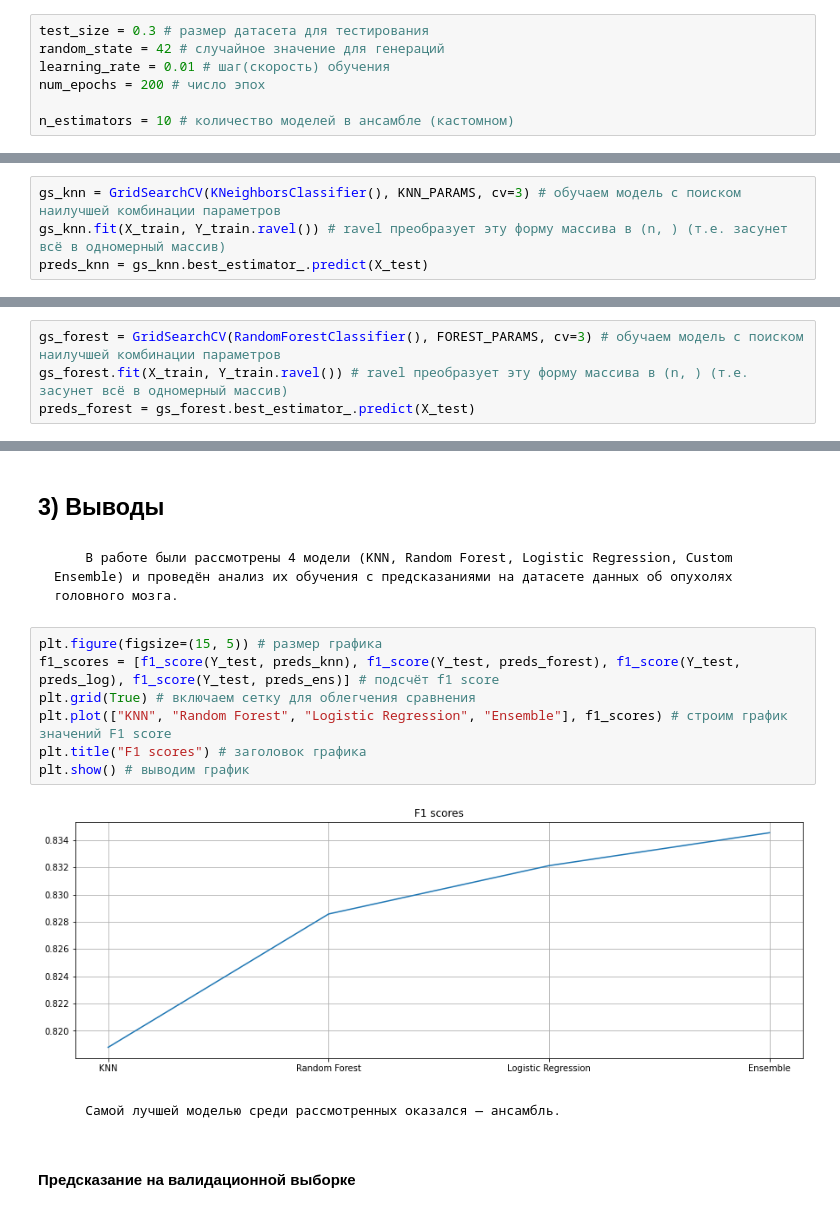
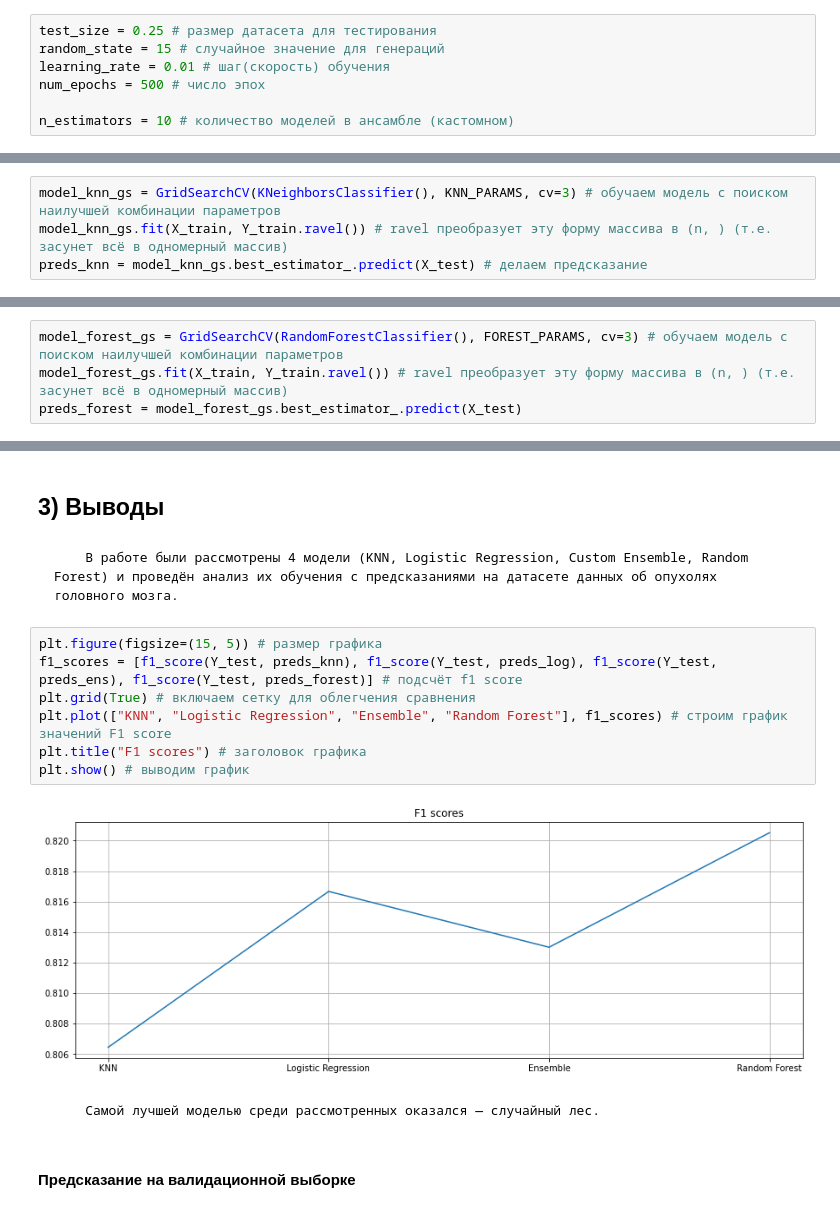
Before and after one commit to DenisKabanov/machine_learning, a Jupyter notebook: lab1/task1.ipynb, the cells around one changed output, grey strips where cells are left out. Drawn from its saved outputs; the diff is of its cells as text.

```diff
--- a/lab1/task1.ipynb
+++ b/lab1/task1.ipynb
@@ -28,10 +28,10 @@ from sklearn.metrics import f1_score # для подсчёта метрики f1
 from sklearn.metrics import confusion_matrix, ConfusionMatrixDisplay # для матрицы TP, FP, TN, FN
 from sklearn.preprocessing import MinMaxScaler # для приведения признаков к одной области значений (0+)
 # %%
-test_size = 0.3 # размер датасета для тестирования
-random_state = 42 # случайное значение для генераций
+test_size = 0.25 # размер датасета для тестирования
+random_state = 15 # случайное значение для генераций
 learning_rate = 0.01 # шаг(скорость) обучения
-num_epochs = 200 # число эпох
+num_epochs = 500 # число эпох
 
 n_estimators = 10 # количество моделей в ансамбле (кастомном)
 # %% [markdown]
@@ -301,9 +300,9 @@ tensor([[0.],
 KNN_PARAMS = {'n_neighbors': list(range(2,20)), # число соседей
               'weights': ['uniform', 'distance']} # функция подсчёта веса (для близости между соседями)
 # %%
-gs_knn = GridSearchCV(KNeighborsClassifier(), KNN_PARAMS, cv=3) # обучаем модель с поиском наилучшей комбинации параметров
-gs_knn.fit(X_train, Y_train.ravel()) # ravel преобразует эту форму массива в (n, ) (т.е. засунет всё в одномерный массив)
-preds_knn = gs_knn.best_estimator_.predict(X_test)
+model_knn_gs = GridSearchCV(KNeighborsClassifier(), KNN_PARAMS, cv=3) # обучаем модель с поиском наилучшей комбинации параметров
+model_knn_gs.fit(X_train, Y_train.ravel()) # ravel преобразует эту форму массива в (n, ) (т.е. засунет всё в одномерный массив)
+preds_knn = model_knn_gs.best_estimator_.predict(X_test) # делаем предсказание
 # %% [markdown]
         Проверяем работу модели (KNN), используя F1 score.
 # %%
@@ -335,9 +517,9 @@ FOREST_PARAMS = { # параметры для Random Forest
     "max_features": [None, "sqrt"] # количество признаков, которые следует учитывать при поиске лучшего разделения (None - все признаки)
 }
 # %%
-gs_forest = GridSearchCV(RandomForestClassifier(), FOREST_PARAMS, cv=3) # обучаем модель с поиском наилучшей комбинации параметров
-gs_forest.fit(X_train, Y_train.ravel()) # ravel преобразует эту форму массива в (n, ) (т.е. засунет всё в одномерный массив)
-preds_forest = gs_forest.best_estimator_.predict(X_test)
+model_forest_gs = GridSearchCV(RandomForestClassifier(), FOREST_PARAMS, cv=3) # обучаем модель с поиском наилучшей комбинации параметров
+model_forest_gs.fit(X_train, Y_train.ravel()) # ravel преобразует эту форму массива в (n, ) (т.е. засунет всё в одномерный массив)
+preds_forest = model_forest_gs.best_estimator_.predict(X_test)
 # %% [markdown]
         Проверяем работу модели (случайного леса), используя F1 score.
 # %%
@@ -543,18 +541,18 @@ plt.show() # вывод графика
 # %% [markdown]
 ## 3) Выводы
 # %% [markdown]
-        В работе были рассмотрены 4 модели (KNN, Random Forest, Logistic Regression, Custom Ensemble) и проведён анализ их обучения с предсказаниями на датасете данных об опухолях головного мозга.
+        В работе были рассмотрены 4 модели (KNN, Logistic Regression, Custom Ensemble, Random Forest) и проведён анализ их обучения с предсказаниями на датасете данных об опухолях головного мозга.
 # %%
 plt.figure(figsize=(15, 5)) # размер графика
-f1_scores = [f1_score(Y_test, preds_knn), f1_score(Y_test, preds_forest), f1_score(Y_test, preds_log), f1_score(Y_test, preds_ens)] # подсчёт f1 score
+f1_scores = [f1_score(Y_test, preds_knn), f1_score(Y_test, preds_log), f1_score(Y_test, preds_ens), f1_score(Y_test, preds_forest)] # подсчёт f1 score
 plt.grid(True) # включаем сетку для облегчения сравнения
-plt.plot(["KNN", "Random Forest", "Logistic Regression", "Ensemble"], f1_scores) # строим график значений F1 score
+plt.plot(["KNN", "Logistic Regression", "Ensemble", "Random Forest"], f1_scores) # строим график значений F1 score
 plt.title("F1 scores") # заголовок графика
 plt.show() # выводим график
 # %% [output]
-[figure, old version]
+[figure, new version]
 # %% [markdown]
-        Самой лучшей моделью среди рассмотренных оказался — ансамбль.
+        Самой лучшей моделью среди рассмотренных оказался — случайный лес.
 # %% [markdown]
 #### Предсказание на валидационной выборке
 # %%
```
Also changed, not shown: parts of 57 cells of this notebook, 1 other file.
